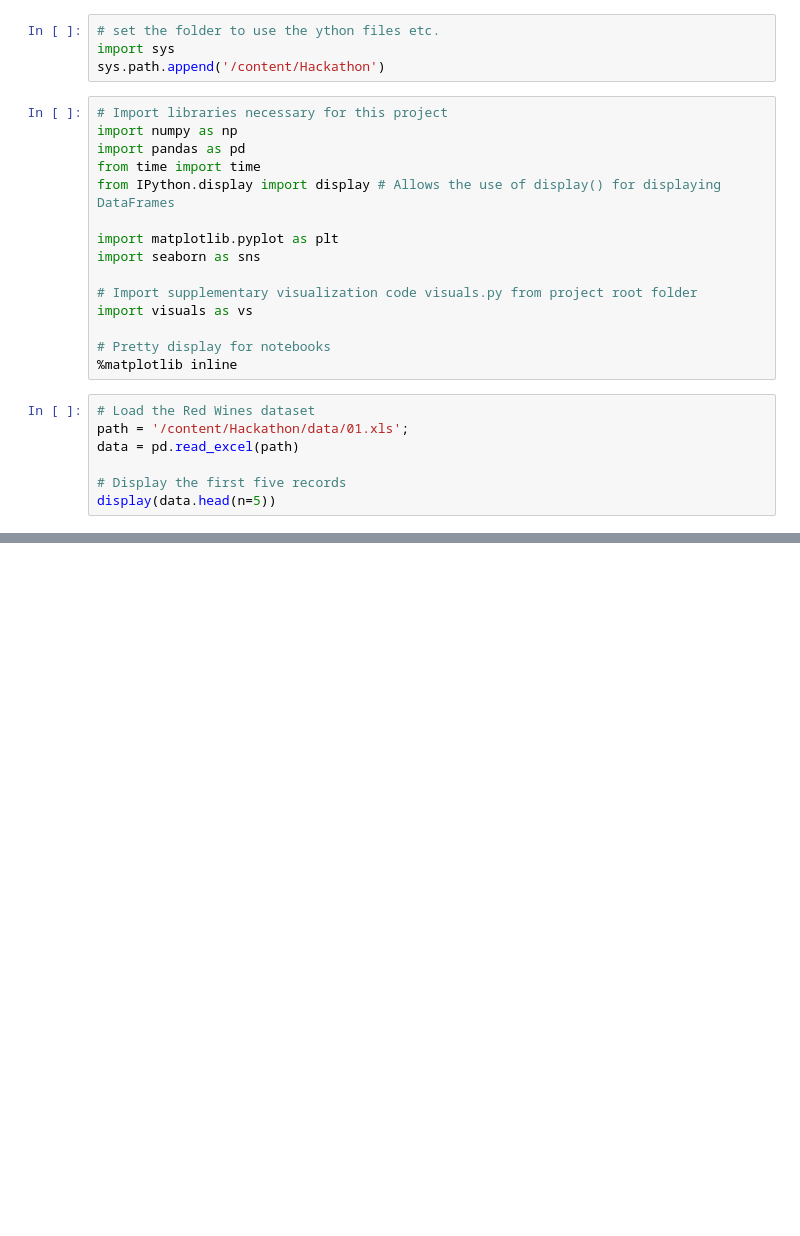
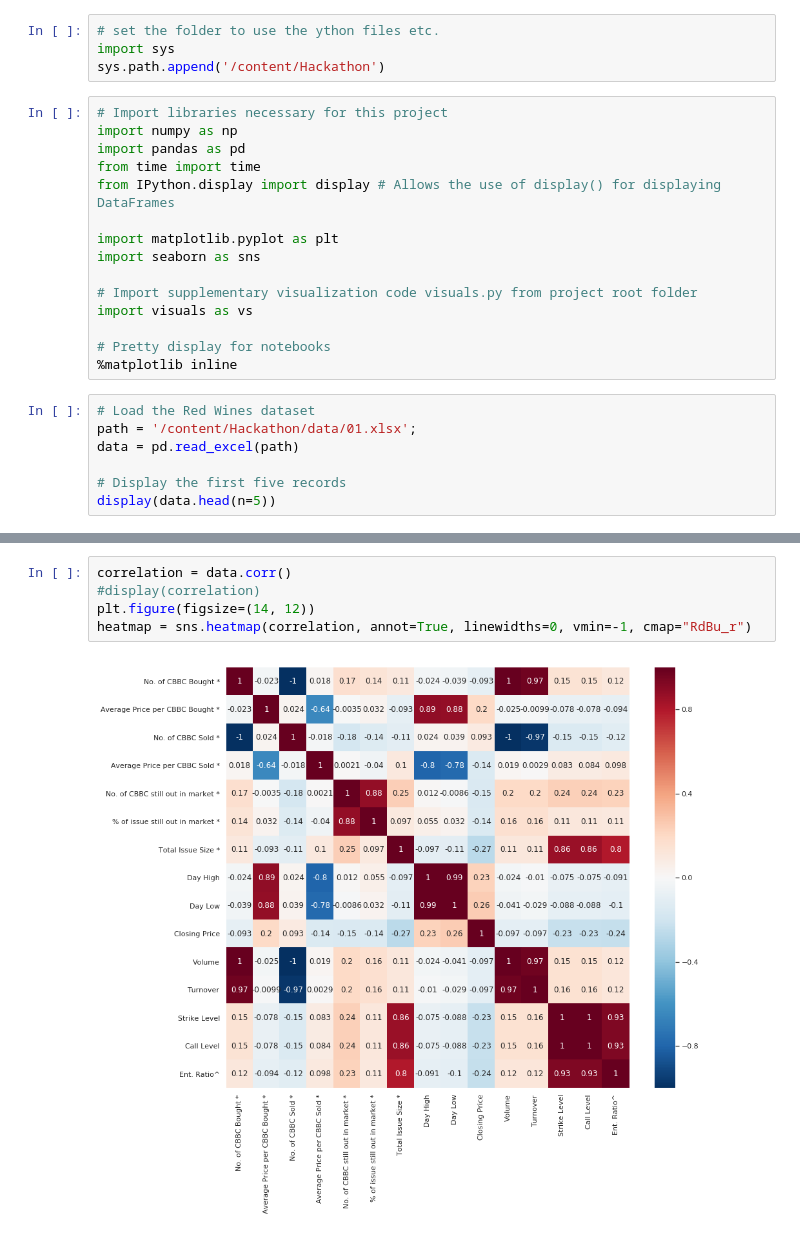
Before and after one commit to Nikhil29/Hackathon, a Jupyter notebook: dataAnalysis.ipynb, the cells around one changed output, grey strips where cells are left out. Saved outputs shown, nothing was run; the diff lists cells and outputs as text; blank space fills up the shorter version.

Commit message:
data analysis done

```diff
--- a/dataAnalysis.ipynb
+++ b/dataAnalysis.ipynb
@@ -26,7 +30,7 @@ import visuals as vs
 %matplotlib inline
 # %%
 # Load the Red Wines dataset
-path = '/content/Hackathon/data/01.xls';
+path = '/content/Hackathon/data/01.xlsx';
 data = pd.read_excel(path)
 
 # Display the first five records
@@ -33,0 +82,7 @@ display(data.head(n=5))
+# %%
+correlation = data.corr()
+#display(correlation)
+plt.figure(figsize=(14, 12))
+heatmap = sns.heatmap(correlation, annot=True, linewidths=0, vmin=-1, cmap="RdBu_r")
+# %% [output]
+[figure, added]
```
Also changed, not shown: parts of 5 cells of this notebook.
